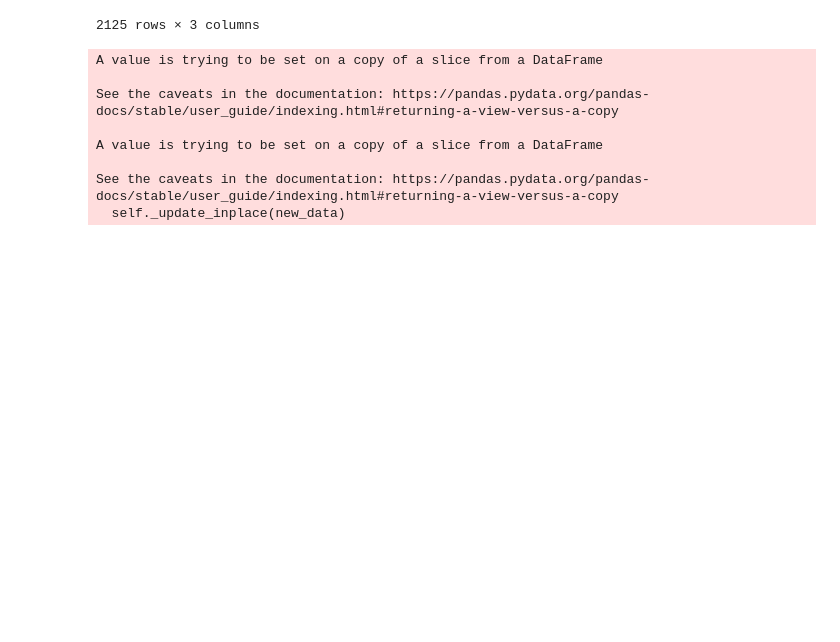
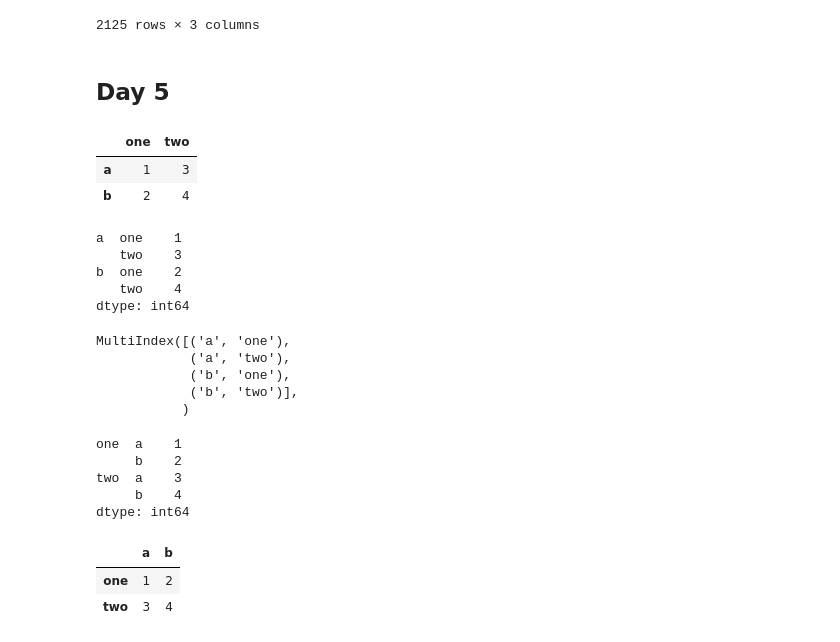
Before and after one commit to romankurnovskii/gb-jupyter, a Jupyter notebook: test_functions.ipynb, the cells around one changed output. Drawn from its saved outputs; the diff is of its cells as text; code cells hidden in the pictures; blank space fills up the shorter version.

```diff
--- a/test_functions.ipynb
+++ b/test_functions.ipynb
@@ -381,15 +387,5 @@ df
 | 2020-12-21 | GA | 1 | 465 |
 | 2020-12-28 | FL | 1 | 613 |
 2125 rows × 3 columns
-# %%
-mask = df.State == 'NJ'
-df['State'][mask] = 'NY'
-# %% [output]
-A value is trying to be set on a copy of a slice from a DataFrame
-
-See the caveats in the documentation: https://pandas.pydata.org/pandas-docs/stable/user_guide/indexing.html#returning-a-view-versus-a-copy
-
-A value is trying to be set on a copy of a slice from a DataFrame
-
-See the caveats in the documentation: https://pandas.pydata.org/pandas-docs/stable/user_guide/indexing.html#returning-a-view-versus-a-copy
-  self._update_inplace(new_data)
+# %% [markdown]
+## Day 5
@@ -395,0 +394,42 @@ See the caveats in the documentation: https://pandas.pydata.org/pandas-docs/stab
+# %%
+d = {'one': [1,2],
+        'two': [3,4]}
+i = ['a','b']
+# %%
+df = pd.DataFrame(data=d, index = i)
+df
+# %% [output]
+|  | one | two |
+| a | 1 | 3 |
+| b | 2 | 4 |
+# %%
+stack = df.stack()
+stack
+# %% [output]
+a  one    1
+   two    3
+b  one    2
+   two    4
+dtype: int64
+# %%
+stack.index
+# %% [output]
+MultiIndex([('a', 'one'),
+            ('a', 'two'),
+            ('b', 'one'),
+            ('b', 'two')],
+           )
+# %%
+df.unstack()
+# %% [output]
+one  a    1
+     b    2
+two  a    3
+     b    4
+dtype: int64
+# %%
+df.T
+# %% [output]
+|  | a | b |
+| one | 1 | 2 |
+| two | 3 | 4 |
```
Also changed, not shown: parts of 11 cells of this notebook, 13 other files.
